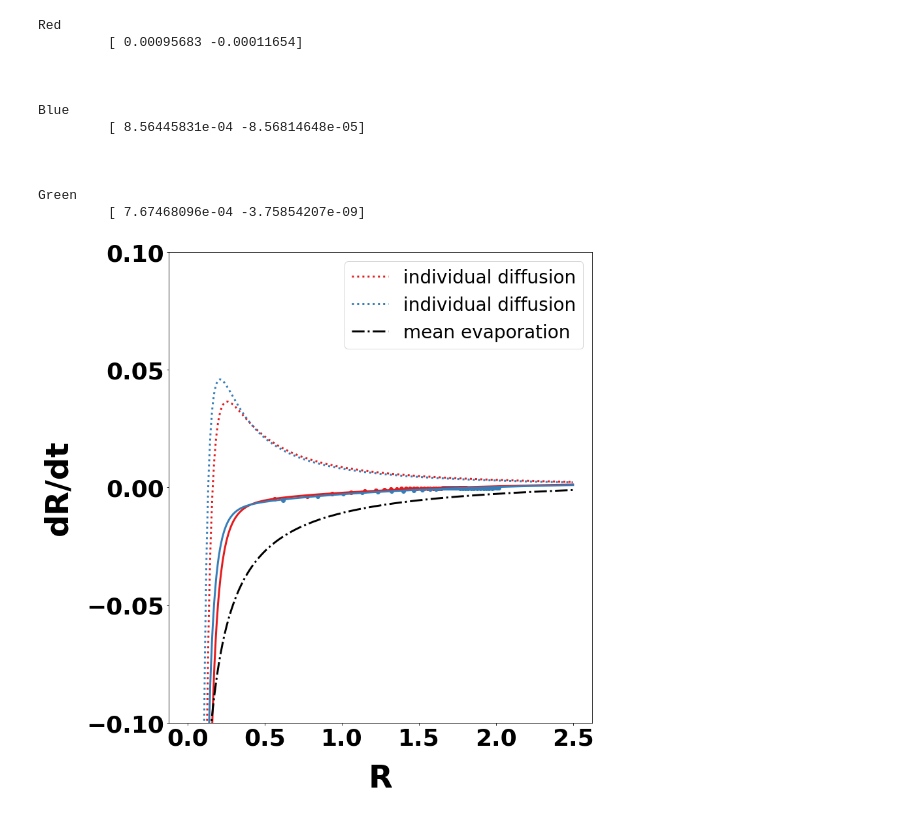
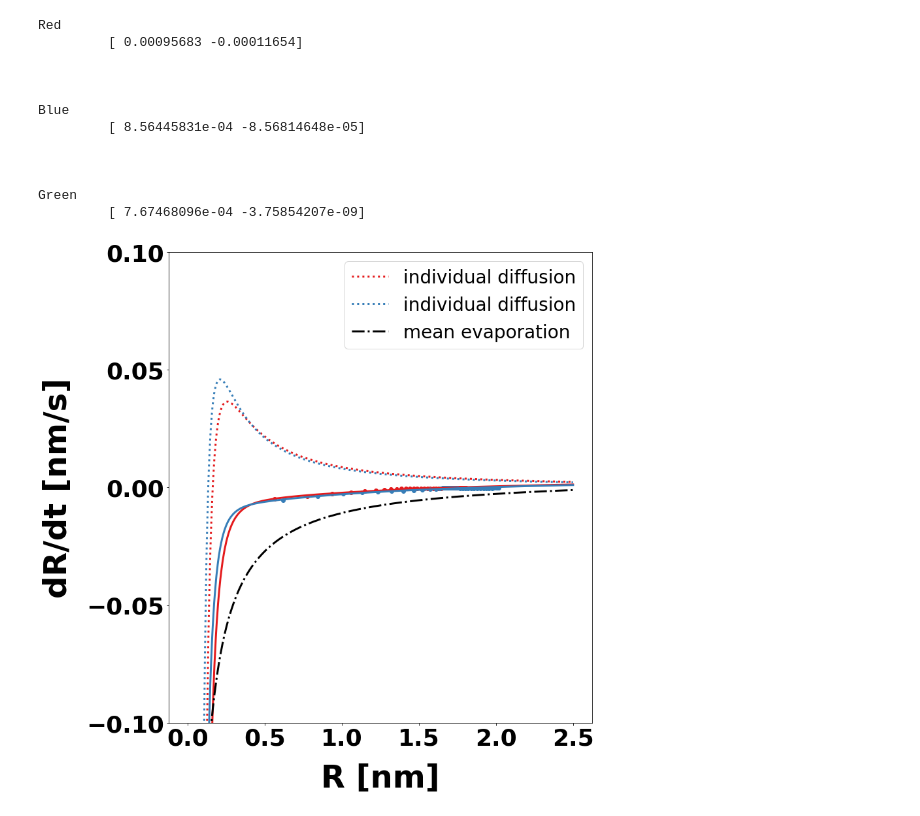
Before and after one commit to jhorwath/CompetitiveGrowth, a Jupyter notebook: data/CompetitiveGrowth.ipynb, the cells around one changed output. Cells and saved outputs as stored; diff of their text form; code cells hidden in the pictures.

Commit message:
Update CompetitiveGrowth.ipynb with supplemental figures

```diff
--- a/data/CompetitiveGrowth.ipynb
+++ b/data/CompetitiveGrowth.ipynb
@@ -931,33 +931,33 @@ for particle in [266,276]:
     w[time_cutoff:] = 2
     spl = UnivariateSpline(t,r,w=w,k=5,s=1)
     deriv = spl.derivative()
 
     fit = optimize.least_squares(residuals_constrained,x0=x0,args=(spl(t[time_cutoff:]),deriv(t[time_cutoff:])),bounds=bounds,max_nfev=10000,verbose=0,xtol=None,loss='linear')
 
 
     x = np.linspace(0,2.5,1000)[1:]
 
     a.scatter(spl(t[time_cutoff::10]),deriv(t[time_cutoff::10]),color=colors[n])
     a.plot(x,model_constrained(x,*fit.x),color=colors[n],linewidth=3)
     a.plot(x,dRdt_diff(x,A1_mean,*fit.x,theta_mean,xi_mean),':',color=colors[n],linewidth=3,label='individual diffusion')
     n += 1
 
 a.plot(x,dRdt_evap(x,A4_mean,A5_mean,theta_mean),linestyle='dashdot',color='black',linewidth=3,label='mean evaporation')
 
 
 a.set_ylim([-10e-2,10e-2])
 a.legend(fontsize=28)
-a.set_xlabel('R',fontsize=48,fontweight='bold',labelpad=20)
+a.set_xlabel('R [nm]',fontsize=48,fontweight='bold',labelpad=20)
 a.set_yticks(np.arange(-0.1,0.11,0.05))
-a.set_ylabel('dR/dt',fontsize=48,fontweight='bold',labelpad=20)
+a.set_ylabel('dR/dt [nm/s]',fontsize=48,fontweight='bold',labelpad=20)
 a.tick_params(axis='both',labelsize=36)
 
 for tick in a.xaxis.get_major_ticks():
     tick.label1.set_fontweight('bold')
 for tick in a.yaxis.get_major_ticks():
     tick.label1.set_fontweight('bold')
 
 
 plt.tight_layout()
 # %% [output]
-[figure, old version]
+[figure, new version]
```
Also changed, not shown: parts of 4 cells of this notebook.
